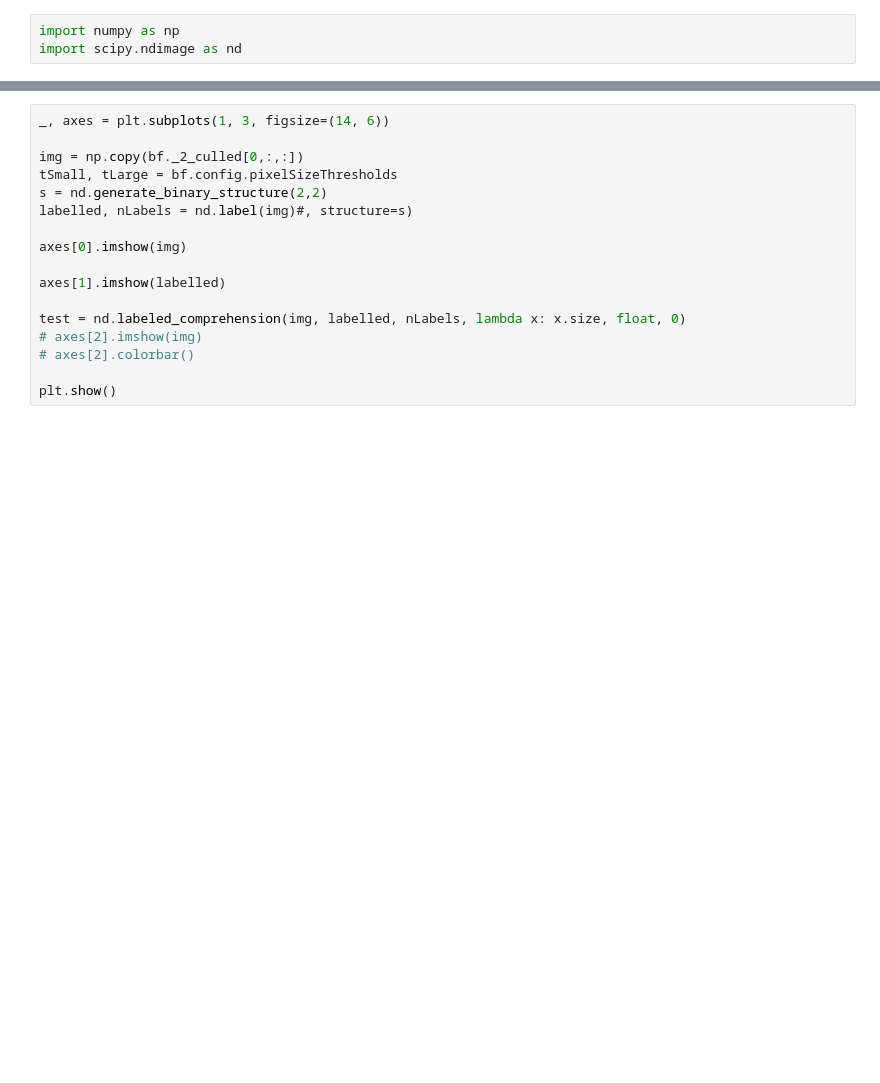
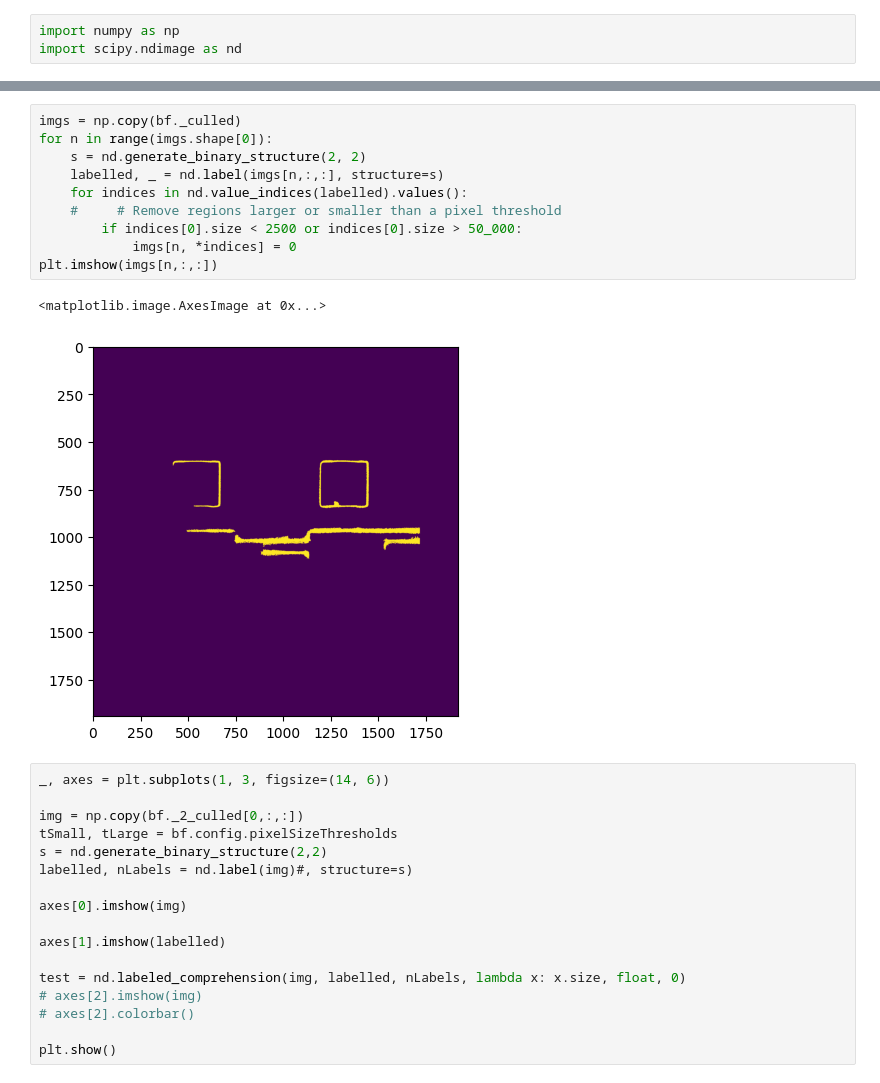
Before and after one commit to KKleinbeck/Chip-Analysis, a Jupyter notebook: notebooks/development.ipynb, the cells around one changed output, grey strips where cells are left out. Saved outputs shown, nothing was run; the diff lists cells and outputs as text; blank space fills up the shorter version.

```diff
--- a/notebooks/development.ipynb
+++ b/notebooks/development.ipynb
@@ -59,3 +57,16 @@ np.float64(27364.0)
+# %%
+imgs = np.copy(bf._culled)
+for n in range(imgs.shape[0]):
+    s = nd.generate_binary_structure(2, 2)
+    labelled, _ = nd.label(imgs[n,:,:], structure=s)
+    for indices in nd.value_indices(labelled).values():
+    #     # Remove regions larger or smaller than a pixel threshold
+        if indices[0].size < 2500 or indices[0].size > 50_000:
+            imgs[n, *indices] = 0
+plt.imshow(imgs[n,:,:])
+# %% [output]
+<matplotlib.image.AxesImage at 0x...>
+[figure, added]
 # %%
 _, axes = plt.subplots(1, 3, figsize=(14, 6))
 
```
Also changed, not shown: parts of 6 cells of this notebook, 2 other files.
